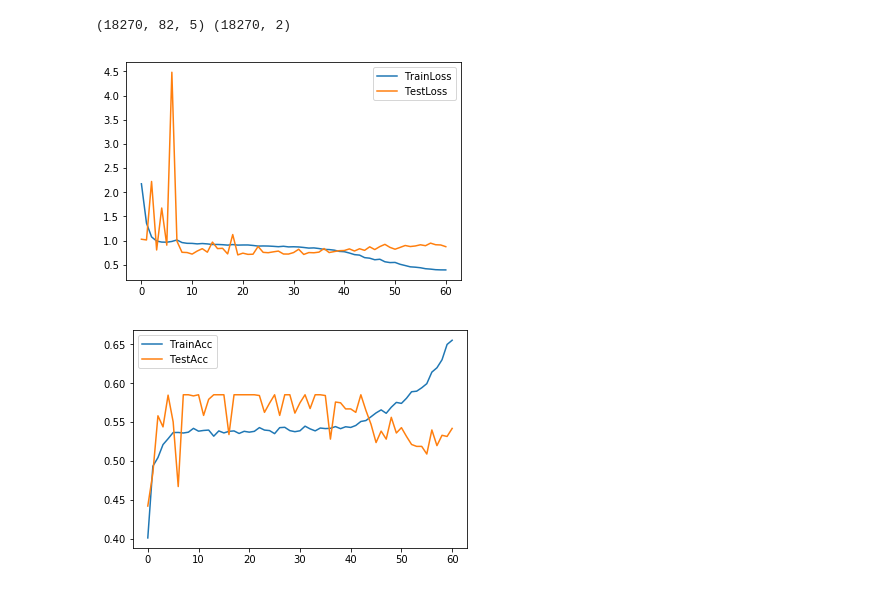
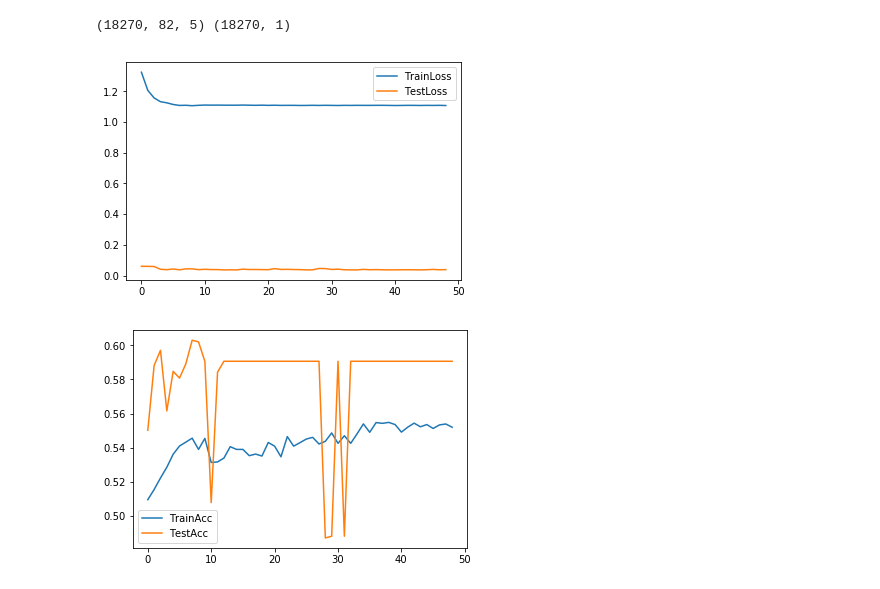
Before and after one commit to sshh12/StockMarketML, a Jupyter notebook: Variation2/TrendPrediction.ipynb, the cells around one changed output. Saved outputs shown, nothing was run; the diff lists cells and outputs as text; code cells hidden in the pictures.

```diff
--- a/Variation2/TrendPrediction.ipynb
+++ b/Variation2/TrendPrediction.ipynb
@@ -36,6 +34,16 @@ emb_size         = 5
 def create_timeframed_alldata_data(stocks, window_size=10, skip_window_size=2):
     """
     Timeframe Alldata
+
+    Parameters
+    ----------
+    stocks : list `str`
+        The names of the stocks to use (pulled by name from data dir)
+
+    Returns
+    -------
+    X, Y : tuple `np.array`
+        The X and Y data
     """
     X, Y = [], []
 
@@ -73,16 +81,7 @@ def create_timeframed_alldata_data(stocks, window_size=10, skip_window_size=2):
             time_frame /= (np.std(trainable_frame, axis=0) + 1e-7)
 
             X.append(trainable_frame)
-
-            if last_close < target_close:
-
-                Y.append([1.])
-
-            else:
-
-                Y.append([0.])
-
-            Y[-1].append(time_frame[-1, 3] - time_frame[0, 3])
+            Y.append([target_close - last_close])
 
     return np.array(X), np.array(Y)
 # %%
@@ -107,35 +106,44 @@ def get_data(stocks):
 
     X, Y = create_timeframed_alldata_data(stocks, window_size=window_size, skip_window_size=skip_window_size)
 
+    Y[:, 0] /= np.std(Y[:, 0])
+
     return split_data(X, Y, ratio=train_split)
 # %%
 # Model
 
 def binacc(y_true, y_pred):
-    return K.mean(K.equal(y_true[:, 0], K.round(y_pred[:, 0])), axis=-1)
+    """
+    Binary Accuracy
+
+    Keras metric to compute the %accuracy given predicted vs actual
+    """
+    return K.mean(K.equal(y_true[:, 0] >= 0, y_pred[:, 0] >= 0), axis=-1)
 
 def get_model():
 
     model = Sequential()
 
     model.add(LSTM(200, input_shape=(window_size - skip_window_size, emb_size)))
+    model.add(Dropout(0.3))
 
     model.add(Dense(200))
     model.add(BatchNormalization())
     model.add(LeakyReLU())
-    model.add(Dropout(0.5))
+    model.add(Dropout(0.3))
 
     model.add(Dense(100))
     model.add(BatchNormalization())
     model.add(LeakyReLU())
-    model.add(Dropout(0.5))
+    model.add(Dropout(0.3))
 
     model.add(Dense(80))
     model.add(BatchNormalization())
     model.add(LeakyReLU())
-    model.add(Dropout(0.5))
+    model.add(Dropout(0.3))
 
-    model.add(Dense(2))
+    model.add(Dense(1))
+    model.add(Activation('tanh'))
 
     model.compile(loss='mse', optimizer='adam', metrics=[binacc])
 
@@ -149,36 +157,36 @@ if __name__ == "__main__":
 
     print(trainX.shape, trainY.shape)
 # %% [output]
-(18270, 82, 5) (18270, 2)
+(18270, 82, 5) (18270, 1)
 # %%
 # Train
 
 if __name__ == "__main__":
 
     model = get_model()
 
     reduce_LR = ReduceLROnPlateau(monitor='val_acc', factor=0.9, patience=30, min_lr=1e-6, verbose=0)
-    e_stopping = EarlyStopping(patience=40)
+    e_stopping = EarlyStopping(monitor='val_binacc', patience=40)
     checkpoint = ModelCheckpoint(os.path.join('..', 'models', 'trend-pred.h5'),
-                                 monitor='val_loss',
+                                 monitor='val_binacc',
                                  verbose=0,
                                  save_best_only=True)
 
     history = model.fit(trainX, trainY, epochs=epochs,
                                         batch_size=batch_size,
                                         validation_data=(testX, testY),
                                         verbose=0,
                                         callbacks=[e_stopping, checkpoint])
 
     plt.plot(history.history['loss'])
     plt.plot(history.history['val_loss'])
     plt.legend(['TrainLoss', 'TestLoss'])
     plt.show()
 
     plt.plot(history.history['binacc'])
     plt.plot(history.history['val_binacc'])
     plt.legend(['TrainAcc', 'TestAcc'])
     plt.show()
 # %% [output]
-[figure, old version]
+[figure, new version]
-[figure, old version]
+[figure, new version]
```
Also changed, not shown: parts of 1 cell of this notebook, 1 other file.
